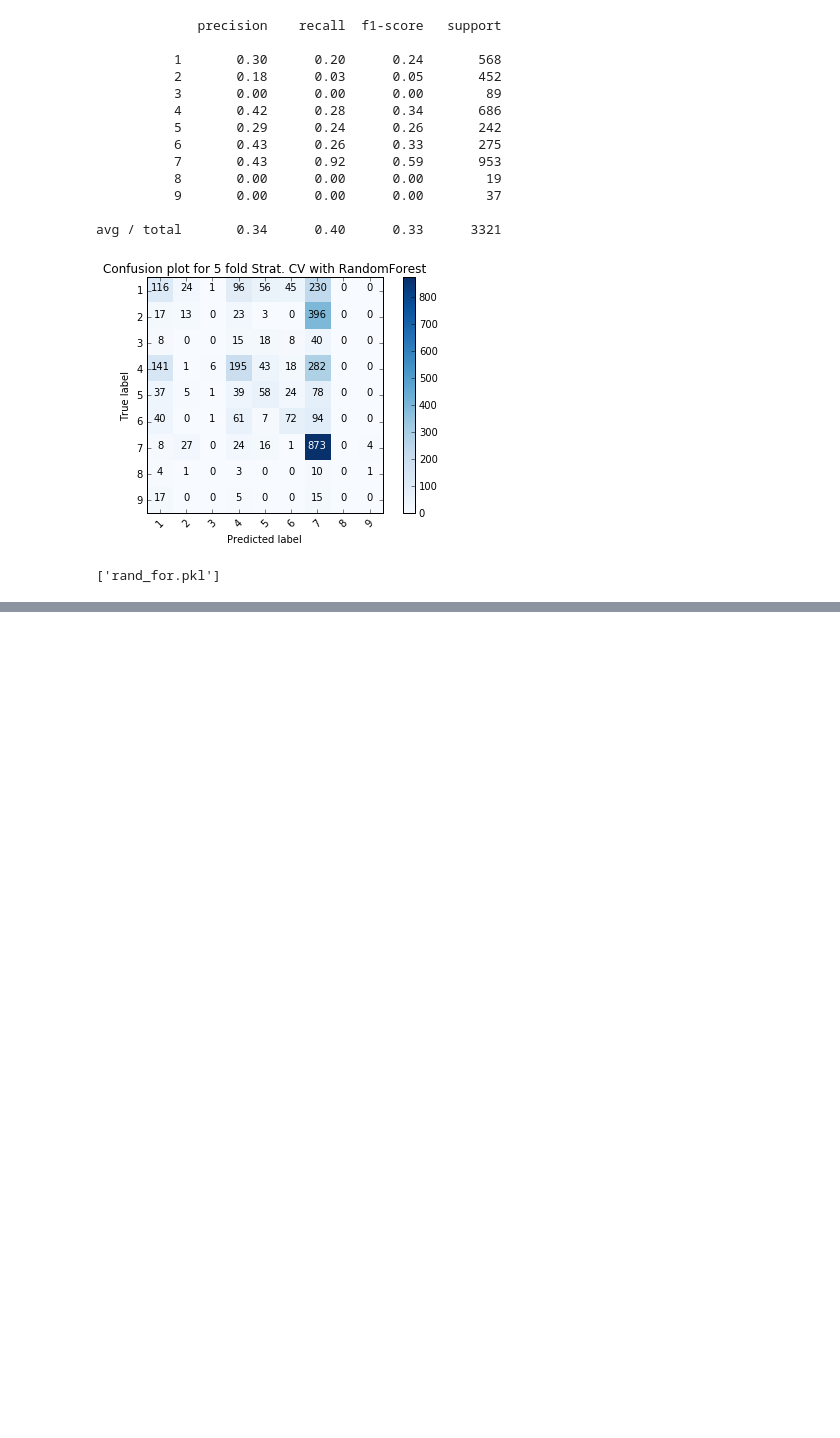
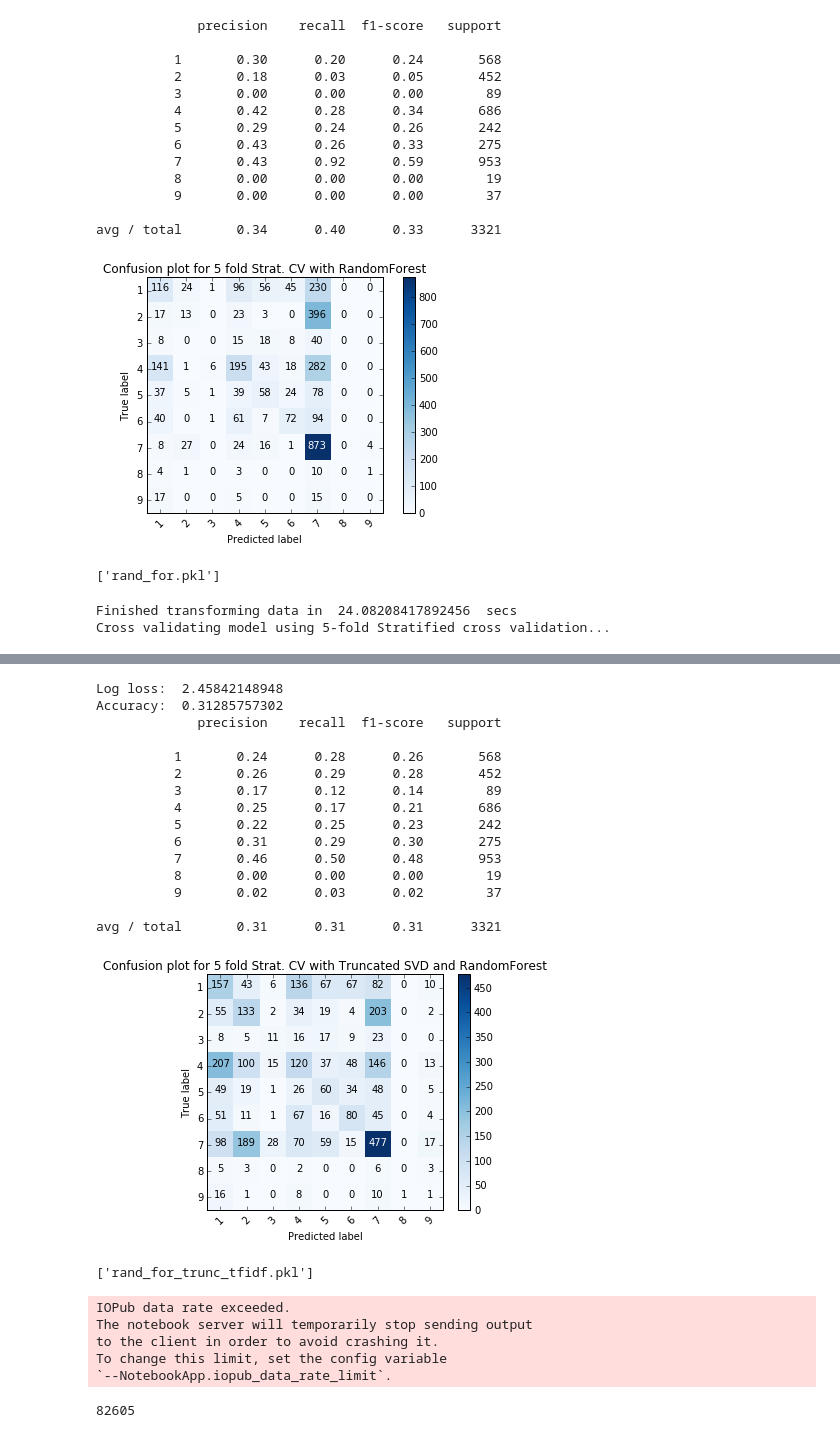
Before and after one commit to halfcurry/ML_Redefining_Cancer, a Jupyter notebook: redef_cancer.ipynb, the cells around one changed output, grey strips where cells are left out. Cells and saved outputs as stored; diff of their text form; code cells hidden in the pictures; blank space fills up the shorter version.

Commit message:
Tried word2vec and TruncatedSVD

```diff
--- a/redef_cancer.ipynb
+++ b/redef_cancer.ipynb
@@ -346,3 +348,18 @@ Accuracy:  0.399578440229
 avg / total       0.34      0.40      0.33      3321
 [figure]
 ['rand_for.pkl']
+# %%
+t_init = time.time()
+
+trunc = TruncatedSVD(n_components=25, n_iter=25, random_state=12)
+X_trunc_tfidf = trunc.fit_transform(X_new)
+
+t_end = time.time()
+print("Finished transforming data in ", t_end-t_init, " secs" )
+joblib.dump(trunc, "tfidf_trunc.pkl",compress=1)
+model = RandomForestClassifier(n_estimators=1000, max_depth=15)
+model = crossval_evaluate_model(model,X_trunc_tfidf,y,'Confusion plot for 5 fold Strat. CV with Truncated SVD and RandomForest')
+joblib.dump(model, "rand_for_trunc_tfidf.pkl",compress=1)
+# %% [output]
+Finished transforming data in  24.08208417892456  secs
+Cross validating model using 5-fold Stratified cross validation...
@@ -348,0 +367,17 @@ avg / total       0.34      0.40      0.33      3321
+Log loss:  2.45842148948
+Accuracy:  0.31285757302
+             precision    recall  f1-score   support
+
+          1       0.24      0.28      0.26       568
+          2       0.26      0.29      0.28       452
+          3       0.17      0.12      0.14        89
+          4       0.25      0.17      0.21       686
+          5       0.22      0.25      0.23       242
+          6       0.31      0.29      0.30       275
+          7       0.46      0.50      0.48       953
+          8       0.00      0.00      0.00        19
+          9       0.02      0.03      0.02        37
+
+avg / total       0.31      0.31      0.31      3321
+[figure, added]
+['rand_for_trunc_tfidf.pkl']
@@ -348,0 +393,14 @@ avg / total       0.34      0.40      0.33      3321
+# %%
+w2v_new = dict(zip(w2v.wv.index2word, w2v.wv.syn0))
+#print(w2v_new)
+# %% [output]
+IOPub data rate exceeded.
+The notebook server will temporarily stop sending output
+to the client in order to avoid crashing it.
+To change this limit, set the config variable
+`--NotebookApp.iopub_data_rate_limit`.
+# %%
+print(len(w2v_new))
+#print(w2v_new.itervalues().next())
+# %% [output]
+82605
```
Also changed, not shown: parts of 12 cells of this notebook.
